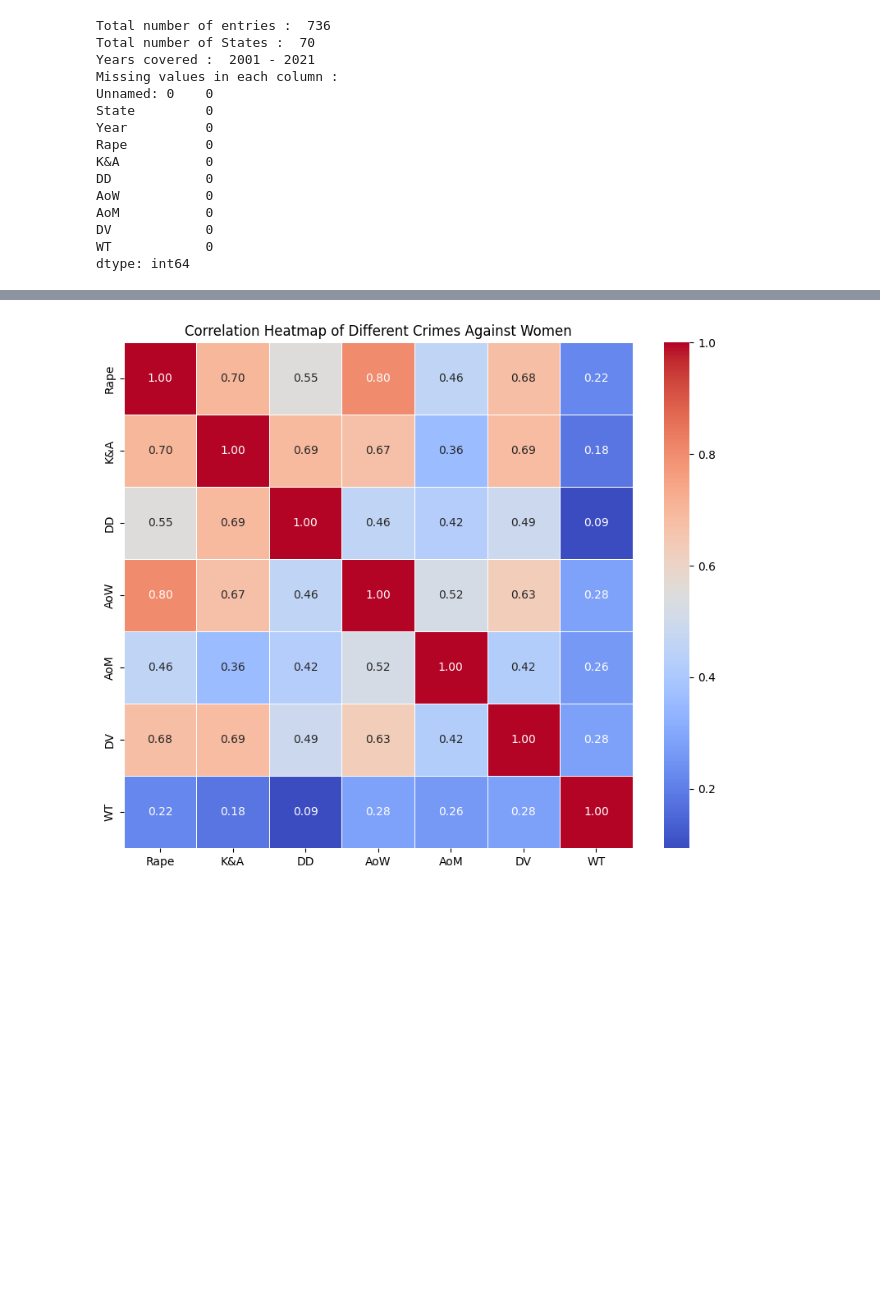
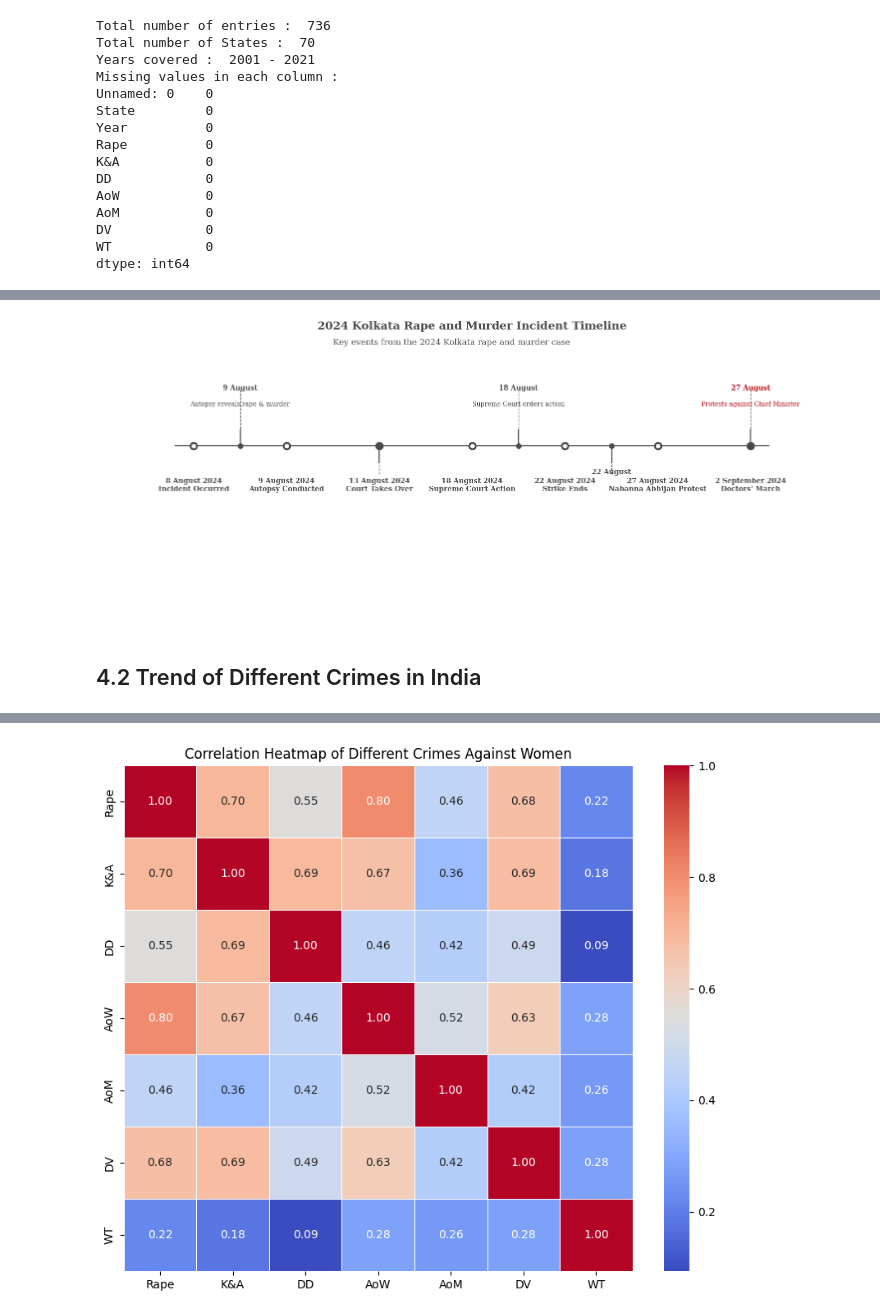
Before and after one commit to Amannpy/Data-Analysis, a Jupyter notebook: crime-against-women-2001-2021.ipynb, the cells around one changed output, grey strips where cells are left out. Cells and saved outputs as stored; diff of their text form; code cells hidden in the pictures; blank space fills up the shorter version.

Commit message:
Kaggle Notebook | Crime Against Women 2001-2021 | Version 2

```diff
--- a/crime-against-women-2001-2021.ipynb
+++ b/crime-against-women-2001-2021.ipynb
@@ -84,3 +108,82 @@ dtype: int64
+# %%
+tl_dates = [
+    "8 August 2024\nIncident Occurred",
+    "9 August 2024\nAutopsy Conducted",
+    "13 August 2024\nCourt Takes Over",
+    "18 August 2024\nSupreme Court Action",
+    "22 August 2024\nStrike Ends",
+    "27 August 2024\nNabanna Abhijan Protest",
+    "2 September 2024\nDoctors' March"
+]
+
+tl_x = [1, 2, 3, 4, 5, 6, 7]
+
+tl_sub_x = [1.5, 3, 4.5, 5.5, 7]
+
+tl_sub_times = [
+    "9 August","","18 August","22 August","27 August"
+]
+
+tl_text = [
+    "Autopsy reveals rape & murder",
+    "",
+    "Supreme Court orders action",
+    "",
+    "Protests against Chief Minister"
+]
+
+# Set figure & Axes
+fig, ax = plt.subplots(figsize=(15, 6), constrained_layout=True)
+ax.set_ylim(-3, 2)
+ax.set_xlim(0, 8)
+
+# Timeline : line
+ax.axhline(0, xmin=0.1, xmax=0.9, c='#4a4a4a', zorder=1)
+
+# Timeline : Date Points
+ax.scatter(tl_x, np.zeros(len(tl_x)), s=120, c='#4a4a4a', zorder=2)
+ax.scatter(tl_x, np.zeros(len(tl_x)), s=30, c='#fafafa', zorder=3)
+ax.scatter(tl_sub_x, np.zeros(len(tl_sub_x)), s=50, c='#4a4a4a', zorder=4)
+
+for x, date in zip(tl_x, tl_dates):
+    ax.text(x, -0.8, date, ha='center',
+            fontfamily='serif', fontweight='bold',
+            color='#4a4a4a', fontsize=10)
+
+levels = np.zeros(len(tl_sub_x))
+levels[::2] = 0.3
+levels[1::2] = -0.3
+markerline, stemline, baseline = ax.stem(tl_sub_x, levels, use_line_collection=True)
+plt.setp(baseline, zorder=0)
+plt.setp(markerline, marker=',', color='#4a4a4a')
+plt.setp(stemline, color='#4a4a4a')
+
+for idx, x, time, txt in zip(range(1, len(tl_sub_x)+1), tl_sub_x, tl_sub_times, tl_text):
+    y_offset = 1.5 * (idx % 2) - 0.5
+    ax.text(x, y_offset, time, ha='center',
+            fontfamily='serif', fontweight='bold',
+            color='#4a4a4a' if idx != len(tl_sub_x) else '#b20710', fontsize=10)
+
+    text = ax.text(x, y_offset - 0.2, txt, va='top', ha='center',
+        fontfamily='serif', color='#4a4a4a' if idx != len(tl_sub_x) else '#b20710', fontsize=9)
+
+    # Draw line connecting text to the stem
+    ax.plot([x, x], [y_offset, 0], c='#4a4a4a', linestyle='--', linewidth=1)
+
+for spine in ["left", "top", "right", "bottom"]:
+    ax.spines[spine].set_visible(False)
+
+ax.set_xticks([])
+ax.set_yticks([])
+
+ax.set_title("2024 Kolkata Rape and Murder Incident Timeline", fontweight="bold", fontfamily='serif', fontsize=16, color='#4a4a4a')
+ax.text(2.5, 1.8, "Key events from the 2024 Kolkata rape and murder case", fontfamily='serif', fontsize=12, color='#4a4a4a')
+
+plt.show()
+# %% [output]
+[figure, added]
+# %% [markdown]
+## 4.2 Trend of Different Crimes in India
 # %%
 yearly_data = data.groupby('Year').sum().reset_index()
 
```
Also changed, not shown: parts of 24 cells of this notebook.
